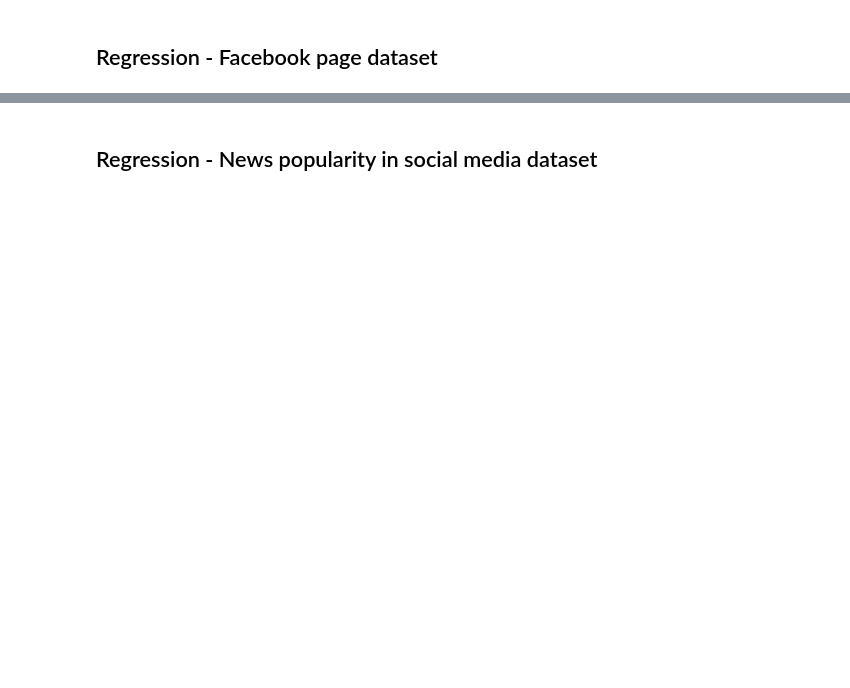
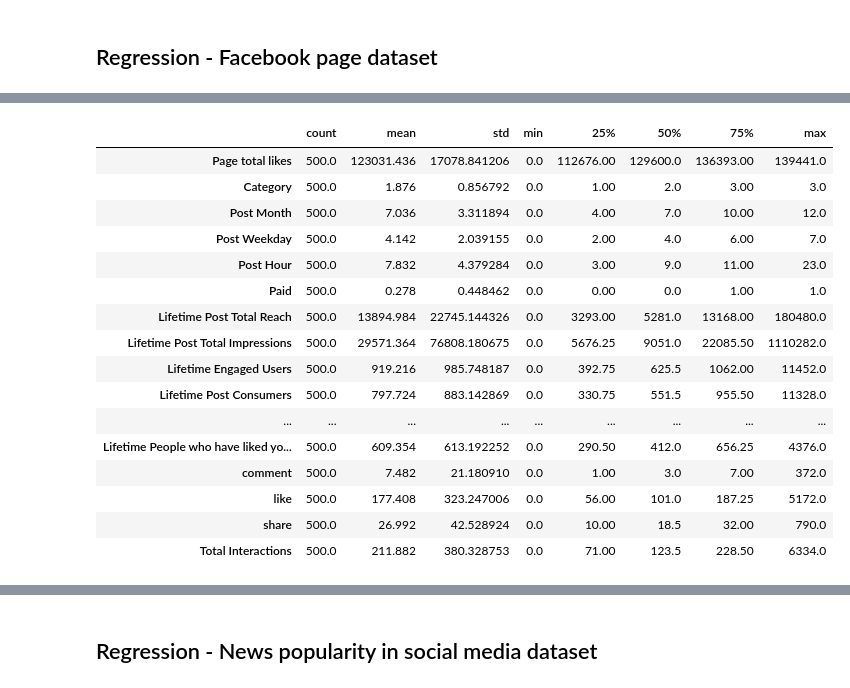
Before and after one commit to shuteva/IML-prog, a Jupyter notebook: lab1_BeatrizMia.ipynb, the cells around one changed output, grey strips where cells are left out. Cells and saved outputs as stored; diff of their text form; code cells hidden in the pictures; blank space fills up the shorter version.

```diff
--- a/lab1_BeatrizMia.ipynb
+++ b/lab1_BeatrizMia.ipynb
@@ -8,0 +18,4 @@ import matplotlib.pyplot as plt
+# %%
+#loading the dataset
+reg_small = pd.read_csv("data_lab1/facebook+metrics/dataset_Facebook.csv", sep = ";")
+reg_small
@@ -8,0 +57,3 @@ import matplotlib.pyplot as plt
+# %%
+#correcting missing values in the dataset
+reg_small[reg_small['Paid'].isna()] = 0
@@ -9 +77,22 @@ import matplotlib.pyplot as plt
+# %%
+#checking for general statistics
+reg_small.describe().T
+# %% [output]
+|  | count | mean | std | min | 25% | 50% | 75% | max |
+| Page total likes | 500.0 | 123031.436 | 17078.841206 | 0.0 | 112676.00 | 129600.0 | 136393.00 | 139441.0 |
+| Category | 500.0 | 1.876 | 0.856792 | 0.0 | 1.00 | 2.0 | 3.00 | 3.0 |
+| Post Month | 500.0 | 7.036 | 3.311894 | 0.0 | 4.00 | 7.0 | 10.00 | 12.0 |
+| Post Weekday | 500.0 | 4.142 | 2.039155 | 0.0 | 2.00 | 4.0 | 6.00 | 7.0 |
+| Post Hour | 500.0 | 7.832 | 4.379284 | 0.0 | 3.00 | 9.0 | 11.00 | 23.0 |
+| Paid | 500.0 | 0.278 | 0.448462 | 0.0 | 0.00 | 0.0 | 1.00 | 1.0 |
+| Lifetime Post Total Reach | 500.0 | 13894.984 | 22745.144326 | 0.0 | 3293.00 | 5281.0 | 13168.00 | 180480.0 |
+| Lifetime Post Total Impressions | 500.0 | 29571.364 | 76808.180675 | 0.0 | 5676.25 | 9051.0 | 22085.50 | 1110282.0 |
+| Lifetime Engaged Users | 500.0 | 919.216 | 985.748187 | 0.0 | 392.75 | 625.5 | 1062.00 | 11452.0 |
+| Lifetime Post Consumers | 500.0 | 797.724 | 883.142869 | 0.0 | 330.75 | 551.5 | 955.50 | 11328.0 |
+| ... | ... | ... | ... | ... | ... | ... | ... | ... |
+| Lifetime People who have liked yo... | 500.0 | 609.354 | 613.192252 | 0.0 | 290.50 | 412.0 | 656.25 | 4376.0 |
+| comment | 500.0 | 7.482 | 21.180910 | 0.0 | 1.00 | 3.0 | 7.00 | 372.0 |
+| like | 500.0 | 177.408 | 323.247006 | 0.0 | 56.00 | 101.0 | 187.25 | 5172.0 |
+| share | 500.0 | 26.992 | 42.528924 | 0.0 | 10.00 | 18.5 | 32.00 | 790.0 |
+| Total Interactions | 500.0 | 211.882 | 380.328753 | 0.0 | 71.00 | 123.5 | 228.50 | 6334.0 |
 # %%
```
Also changed, not shown: parts of 31 cells of this notebook, 23 other files.
